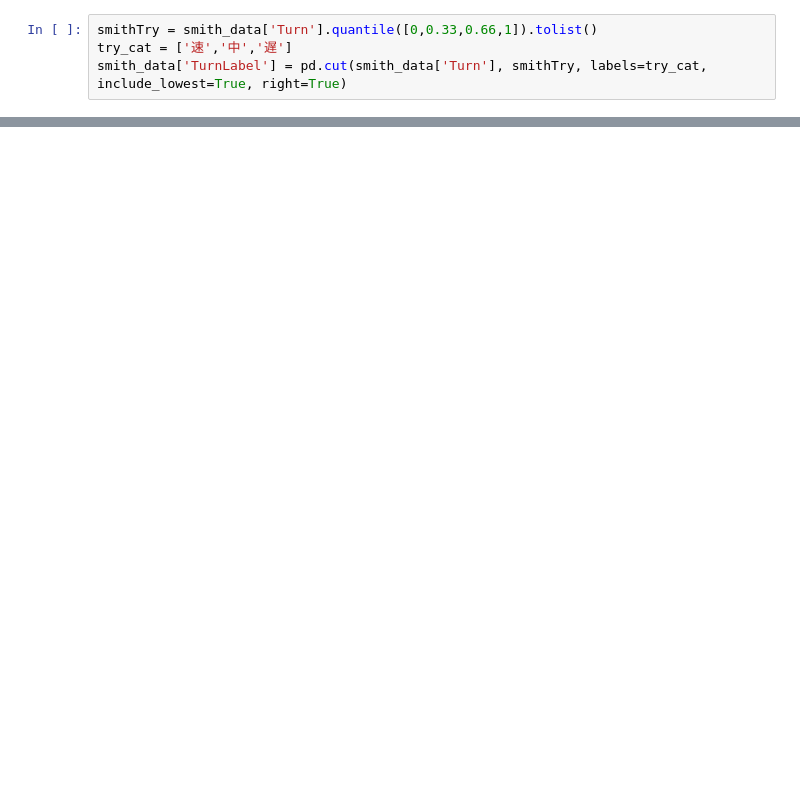
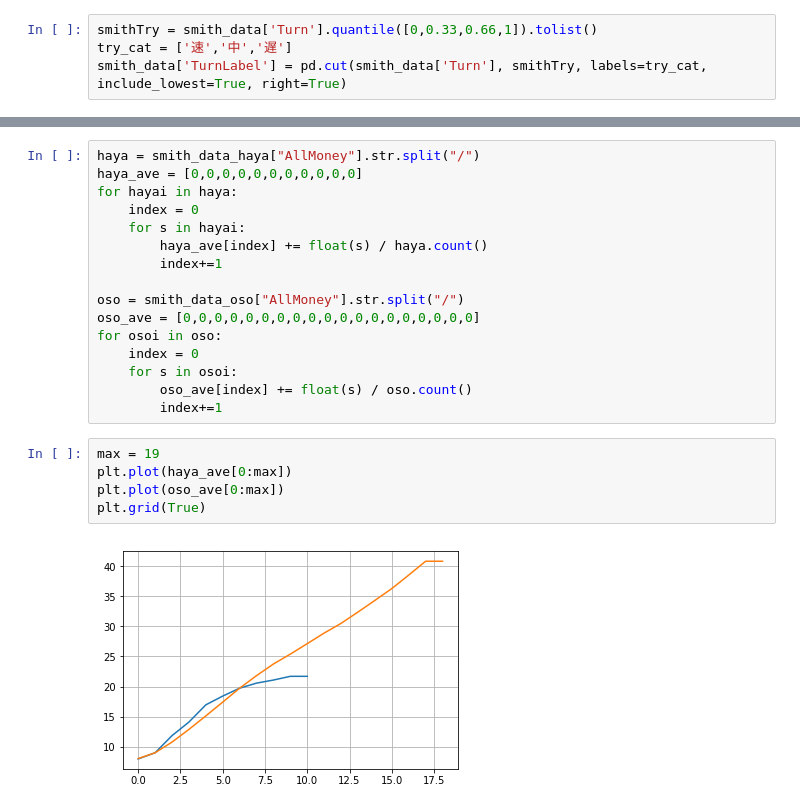
Before and after one commit to NCT48/Dominion, a Jupyter notebook: Smith/Smith.ipynb, the cells around one changed output, grey strips where cells are left out. Cells and saved outputs as stored; diff of their text form; blank space fills up the shorter version.

```diff
--- a/Smith/Smith.ipynb
+++ b/Smith/Smith.ipynb
@@ -196,0 +297,23 @@ smith_data34_oso.head(5)
+# %%
+haya = smith_data_haya["AllMoney"].str.split("/")
+haya_ave = [0,0,0,0,0,0,0,0,0,0,0]
+for hayai in haya:
+    index = 0
+    for s in hayai:
+        haya_ave[index] += float(s) / haya.count()
+        index+=1
+
+oso = smith_data_oso["AllMoney"].str.split("/")
+oso_ave = [0,0,0,0,0,0,0,0,0,0,0,0,0,0,0,0,0,0,0]
+for osoi in oso:
+    index = 0
+    for s in osoi:
+        oso_ave[index] += float(s) / oso.count()
+        index+=1
+# %%
+max = 19
+plt.plot(haya_ave[0:max])
+plt.plot(oso_ave[0:max])
+plt.grid(True)
+# %% [output]
+[figure, added]
```
Also changed, not shown: parts of 22 cells of this notebook, 1 other file.
